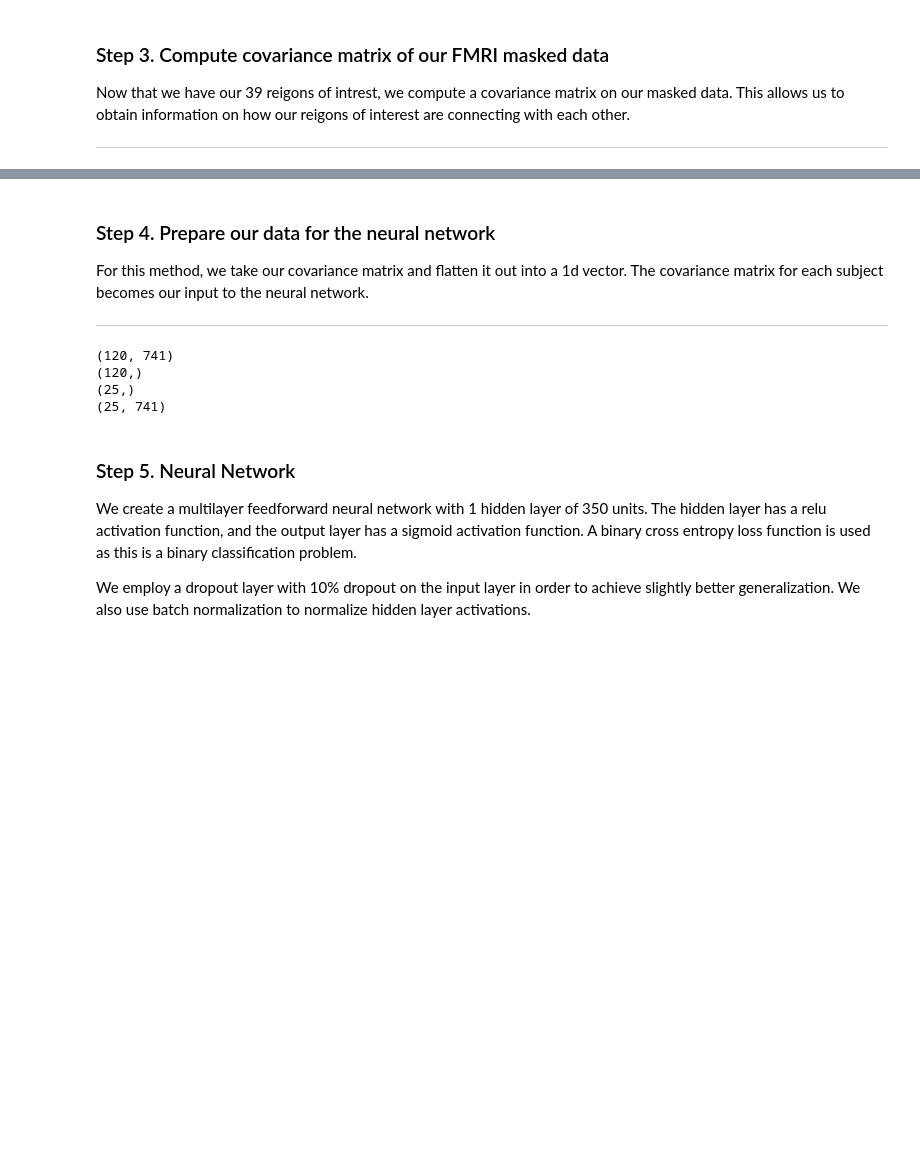
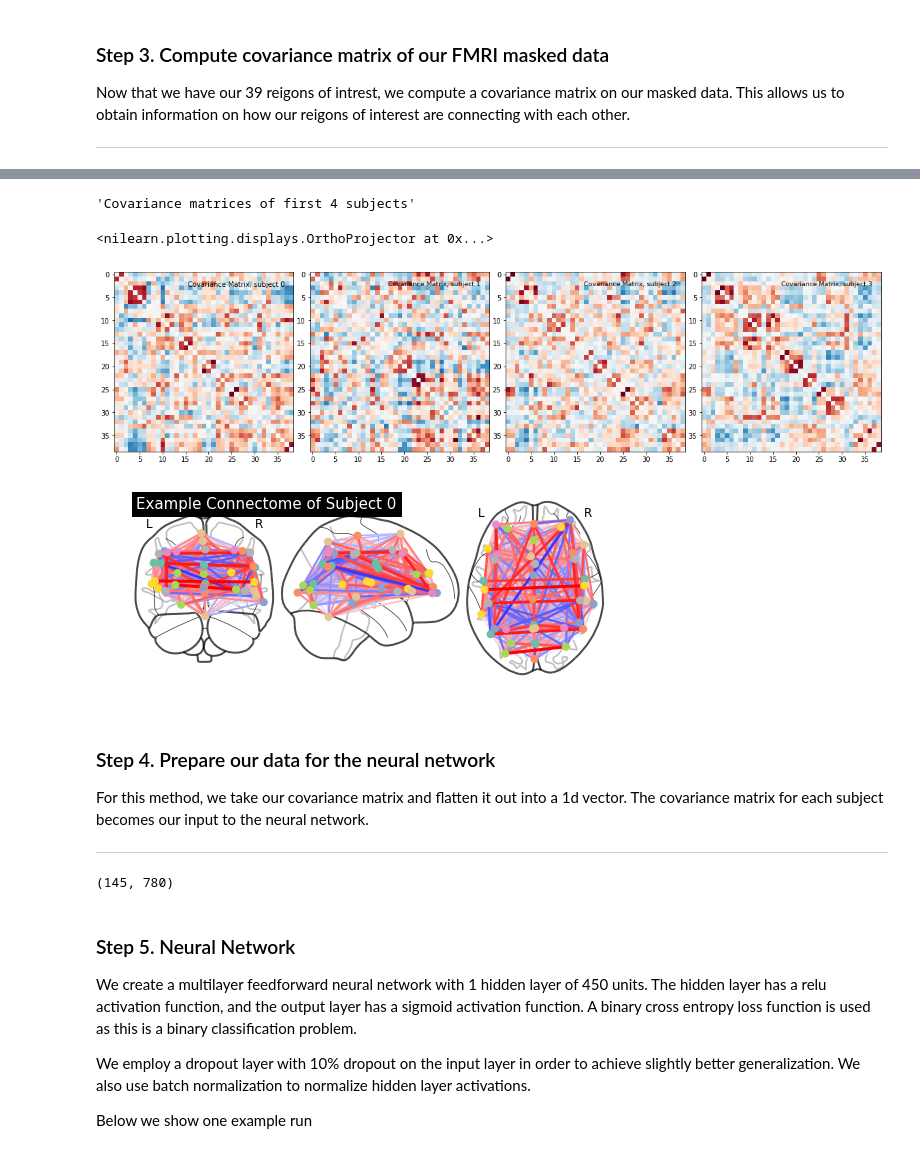
Before and after one commit to CSCI4850/S19-team4-project, a Jupyter notebook: Final Code Drafts/Covariance Matrices with FF Net (77%).ipynb, the cells around one changed output, grey strips where cells are left out. Cells and saved outputs as stored; diff of their text form; code cells hidden in the pictures; blank space fills up the shorter version.

Commit message:
Updated final code draft. Changed covariance matrix calculation method and added better descriptions.

```diff
--- a/Final Code Drafts/Covariance Matrices with FF Net (77%).ipynb
+++ b/Final Code Drafts/Covariance Matrices with FF Net (77%).ipynb
@@ -90,7 +88,3 @@ for file_path, confound in zip(file_paths, confounds):
 ### Step 3. Compute covariance matrix of our FMRI masked data
 Now that we have our 39 reigons of intrest, we compute a covariance matrix on our masked data. This allows us to obtain information on how our reigons of interest are connecting with each other.
 ***
-# %%
-from nilearn.connectome import GroupSparseCovarianceCV
-gsc = GroupSparseCovarianceCV(verbose=1)
-gsc.fit(subject_time_series)
@@ -125,0 +91,26 @@ plotting.show()
+# %%
+from nilearn.connectome import ConnectivityMeasure
+correlation_measure = ConnectivityMeasure(kind='covariance',vectorize=True)
+correlation_measure.fit(subject_time_series)
+
+matrices = correlation_measure.transform(subject_time_series)
+correlation_measure2d = ConnectivityMeasure(kind='covariance',vectorize=False)
+correlation_measure2d.fit(subject_time_series)
+
+matrices2d = correlation_measure2d.transform(subject_time_series)
+# %%
+# function code source: nilearn documentation
+# https://nilearn.github.io/auto_examples/03_connectivity/plot_group_level_connectivity.html#sphx-glr-auto-examples-03-connectivity-plot-group-level-connectivity-py
+
+def plot_matrices(matrices, matrix_kind):
+    n_matrices = len(matrices)
+    fig = plt.figure(figsize=(n_matrices * 4, 4))
+    for n_subject, matrix in enumerate(matrices):
+        plt.subplot(1, n_matrices, n_subject + 1)
+        matrix = matrix.copy()  # avoid side effects
+        # Set diagonal to zero, for better visualization
+        np.fill_diagonal(matrix, 0)
+        vmax = np.max(np.abs(matrix))
+        title = '{0}, subject {1}'.format(matrix_kind, n_subject)
+        plotting.plot_matrix(matrix, vmin=-vmax, vmax=vmax, cmap='RdBu_r',
+                             title=title, figure=fig, colorbar=False)
@@ -126,3 +121,15 @@ plotting.show()
+# %%
+from nilearn import plotting
+msdl_coords = msdl_atlas_dataset.region_coords
+display("Covariance matrices of first 4 subjects")
+plot_matrices(matrices2d[:4], "Covariance Matrix")
+plotting.plot_connectome(matrices2d[0], msdl_coords,
+                         title='Example Connectome of Subject 0')
+# %% [output]
+'Covariance matrices of first 4 subjects'
+<nilearn.plotting.displays.OrthoProjector at 0x...>
+[figure, added]
+[figure, added]
 # %% [markdown]
 ### Step 4. Prepare our data for the neural network
 For this method, we take our covariance matrix and flatten it out into a 1d vector. The covariance matrix for each subject becomes our input to the neural network.
@@ -137,15 +137,5 @@ X = sym_matrix_to_vec(covar, discard_diagonal=True)
-# %%
-# Split data into testing and training
-x_train = X[:120]
-x_test = X[120:]
-y_train = Y[:120]
-y_test = Y[120:]
-print(x_train.shape)
-print(y_train.shape)
-print(y_test.shape)
-print(x_test.shape)
-# %% [output]
-(120, 741)
-(120,)
-(25,)
-(25, 741)
+# %%
+X = np.array(matrices)
+X.shape
+# %% [output]
+(145, 780)
@@ -152,8 +147,10 @@ print(x_test.shape)
 # %% [markdown]
 ### Step 5. Neural Network
-We create a multilayer feedforward neural network with 1 hidden layer of 350 units. The hidden layer has a relu activation function, and the output layer has a sigmoid activation function. A binary cross entropy loss function is used as this is a binary classification problem.
+We create a multilayer feedforward neural network with 1 hidden layer of 450 units. The hidden layer has a relu activation function, and the output layer has a sigmoid activation function. A binary cross entropy loss function is used as this is a binary classification problem.
 
 We employ a dropout layer with 10% dropout on the input layer in order to achieve slightly better generalization. We also use batch normalization to normalize hidden layer activations.
+
+Below we show one example run
 # %%
 input_dim=x_train.shape[1]
 output_dim=1
```
Also changed, not shown: parts of 15 cells of this notebook.
